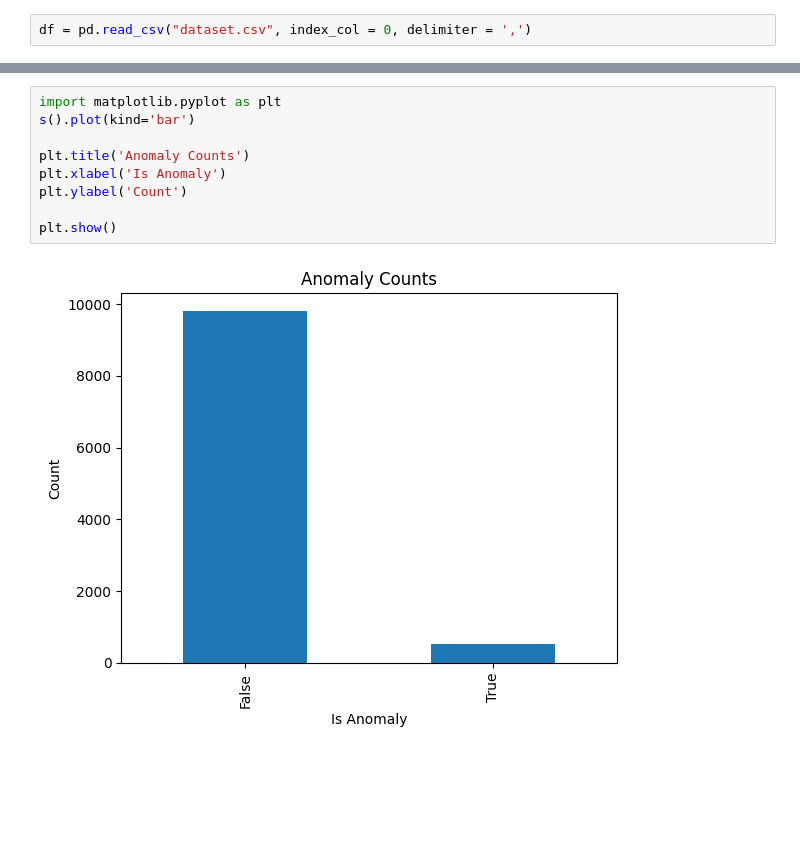
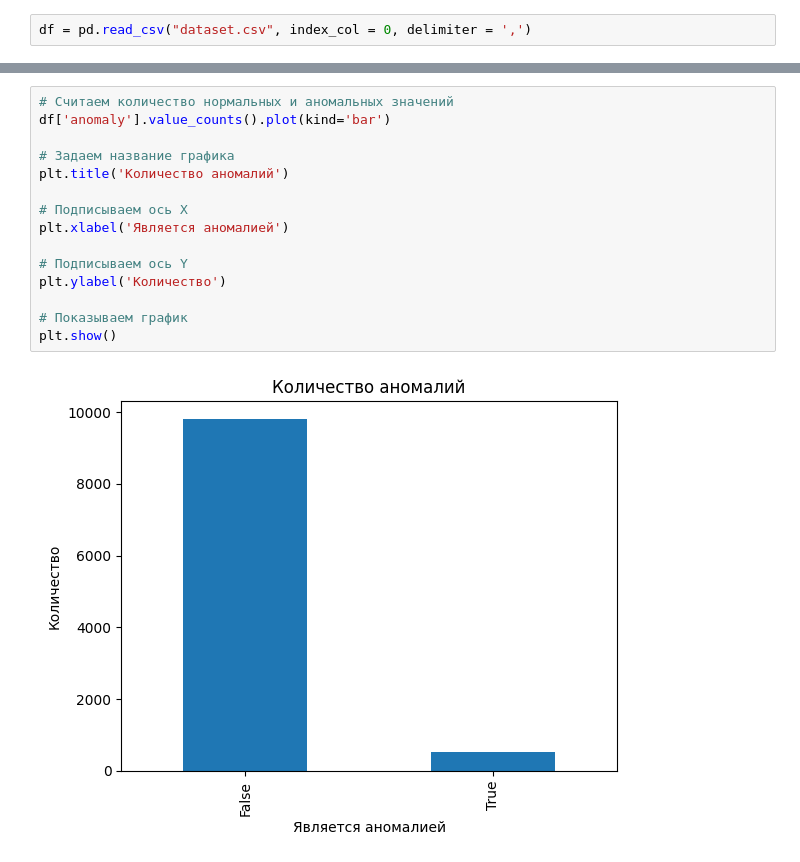
Before and after one commit to Ber-Ilya/modelica_building_energy_system, a Jupyter notebook: Isolation Forest.ipynb, the cells around one changed output, grey strips where cells are left out. Saved outputs shown, nothing was run; the diff lists cells and outputs as text; blank space fills up the shorter version.

```diff
--- a/Isolation Forest.ipynb
+++ b/Isolation Forest.ipynb
@@ -99,11 +95,17 @@ Epoch 50/50
 # %%
-import matplotlib.pyplot as plt
-s().plot(kind='bar')
+# Считаем количество нормальных и аномальных значений
+df['anomaly'].value_counts().plot(kind='bar')
 
-plt.title('Anomaly Counts')
-plt.xlabel('Is Anomaly')
-plt.ylabel('Count')
+# Задаем название графика
+plt.title('Количество аномалий')
 
+# Подписываем ось X
+plt.xlabel('Является аномалией')
+
+# Подписываем ось Y
+plt.ylabel('Количество')
+
+# Показываем график
 plt.show()
 # %% [output]
-[figure, old version]
+[figure, new version]
```
Also changed, not shown: parts of 6 cells of this notebook.
